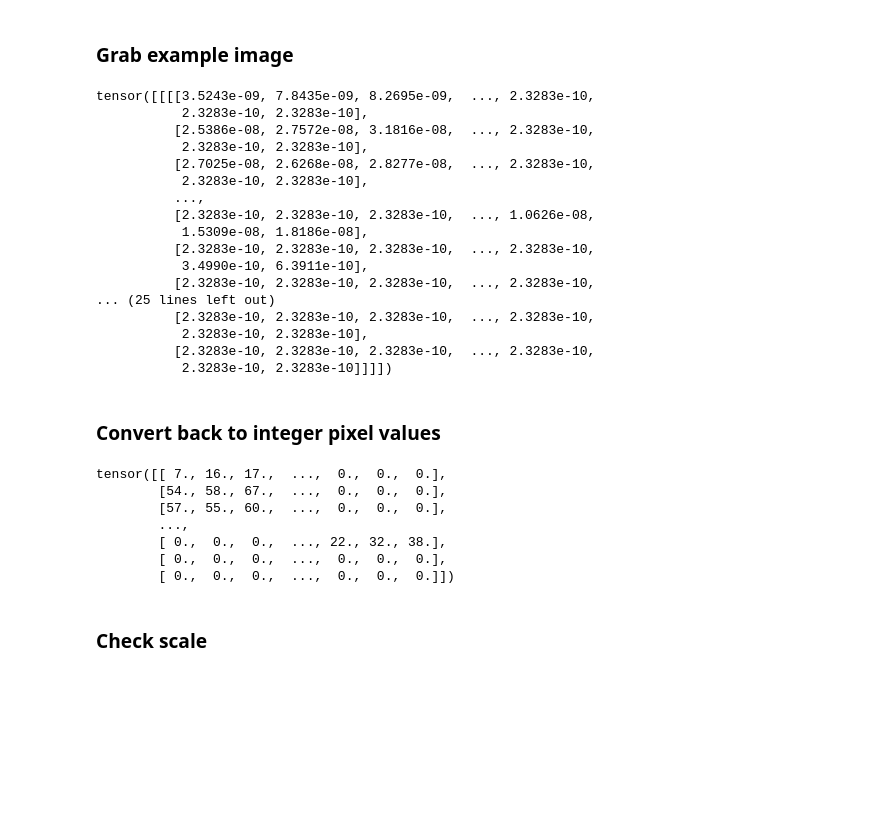
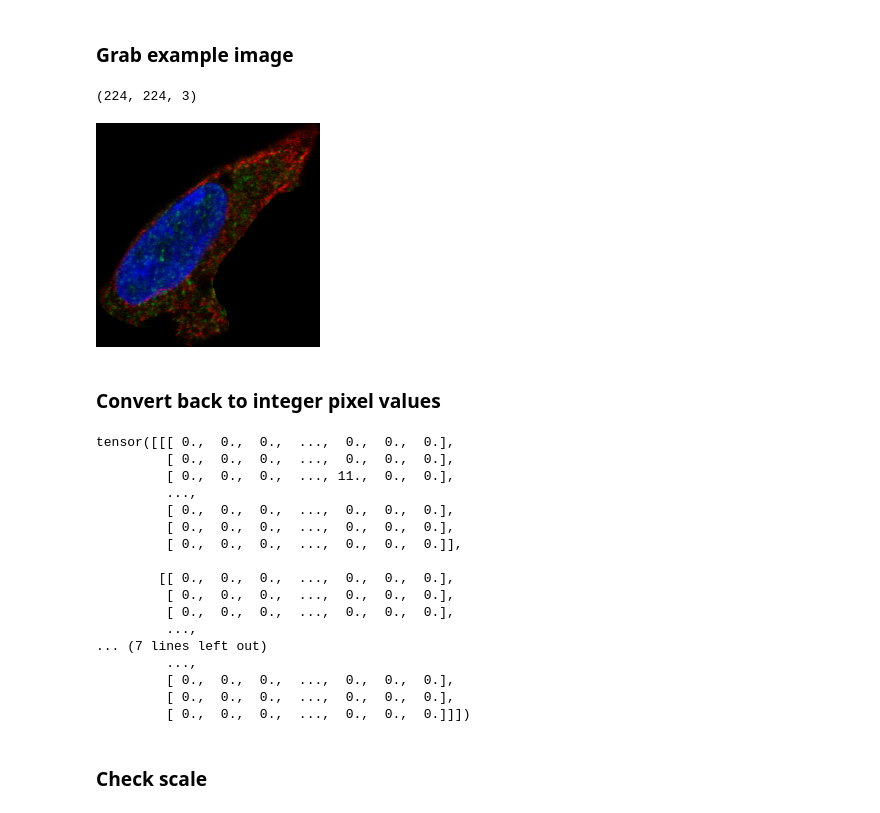
Before and after one commit to trainandgain/HPA-Single-Cell-Classification, a Jupyter notebook: notebooks/channel_normalisation_params.ipynb, the cells around one changed output. Saved outputs shown, nothing was run; the diff lists cells and outputs as text; code cells hidden in the pictures; blank space fills up the shorter version.

```diff
--- a/notebooks/channel_normalisation_params.ipynb
+++ b/notebooks/channel_normalisation_params.ipynb
@@ -137,37 +135,37 @@ rescale = lambda value: int((((value - PIL_min) * new_range) / PIL_range) + new_
 for i in loader:
     img = i['image']
     break
-img
-# %% [output]
-tensor([[[[3.5243e-09, 7.8435e-09, 8.2695e-09,  ..., 2.3283e-10,
-           2.3283e-10, 2.3283e-10],
-          [2.5386e-08, 2.7572e-08, 3.1816e-08,  ..., 2.3283e-10,
-           2.3283e-10, 2.3283e-10],
-          [2.7025e-08, 2.6268e-08, 2.8277e-08,  ..., 2.3283e-10,
-           2.3283e-10, 2.3283e-10],
-          ...,
-          [2.3283e-10, 2.3283e-10, 2.3283e-10,  ..., 1.0626e-08,
-           1.5309e-08, 1.8186e-08],
-          [2.3283e-10, 2.3283e-10, 2.3283e-10,  ..., 2.3283e-10,
-           3.4990e-10, 6.3911e-10],
-          [2.3283e-10, 2.3283e-10, 2.3283e-10,  ..., 2.3283e-10,
-... (25 lines left out)
-          [2.3283e-10, 2.3283e-10, 2.3283e-10,  ..., 2.3283e-10,
-           2.3283e-10, 2.3283e-10],
-          [2.3283e-10, 2.3283e-10, 2.3283e-10,  ..., 2.3283e-10,
-           2.3283e-10, 2.3283e-10]]]])
+# %%
+array_img = np.array(img)[0, :, :, :]
+array_img = np.transpose(array_img, (1, 2, 0))
+
+from PIL import Image
+Image.fromarray(array_img.astype('uint8'))
+# %% [output]
+(224, 224, 3)
+[figure, added]
 # %% [markdown]
 ### Convert back to integer pixel values
 # %%
-img[0, 0, :, :].apply_(rescale)
+img[0, :, :, :].apply_(rescale)
 # %% [output]
-tensor([[ 7., 16., 17.,  ...,  0.,  0.,  0.],
-        [54., 58., 67.,  ...,  0.,  0.,  0.],
-        [57., 55., 60.,  ...,  0.,  0.,  0.],
-        ...,
-        [ 0.,  0.,  0.,  ..., 22., 32., 38.],
-        [ 0.,  0.,  0.,  ...,  0.,  0.,  0.],
-        [ 0.,  0.,  0.,  ...,  0.,  0.,  0.]])
+tensor([[[ 0.,  0.,  0.,  ...,  0.,  0.,  0.],
+         [ 0.,  0.,  0.,  ...,  0.,  0.,  0.],
+         [ 0.,  0.,  0.,  ..., 11.,  0.,  0.],
+         ...,
+         [ 0.,  0.,  0.,  ...,  0.,  0.,  0.],
+         [ 0.,  0.,  0.,  ...,  0.,  0.,  0.],
+         [ 0.,  0.,  0.,  ...,  0.,  0.,  0.]],
+
+        [[ 0.,  0.,  0.,  ...,  0.,  0.,  0.],
+         [ 0.,  0.,  0.,  ...,  0.,  0.,  0.],
+         [ 0.,  0.,  0.,  ...,  0.,  0.,  0.],
+         ...,
+... (7 lines left out)
+         ...,
+         [ 0.,  0.,  0.,  ...,  0.,  0.,  0.],
+         [ 0.,  0.,  0.,  ...,  0.,  0.,  0.],
+         [ 0.,  0.,  0.,  ...,  0.,  0.,  0.]]])
 # %% [markdown]
 ### Check scale
 # %%
```
Also changed, not shown: parts of 5 cells of this notebook.
